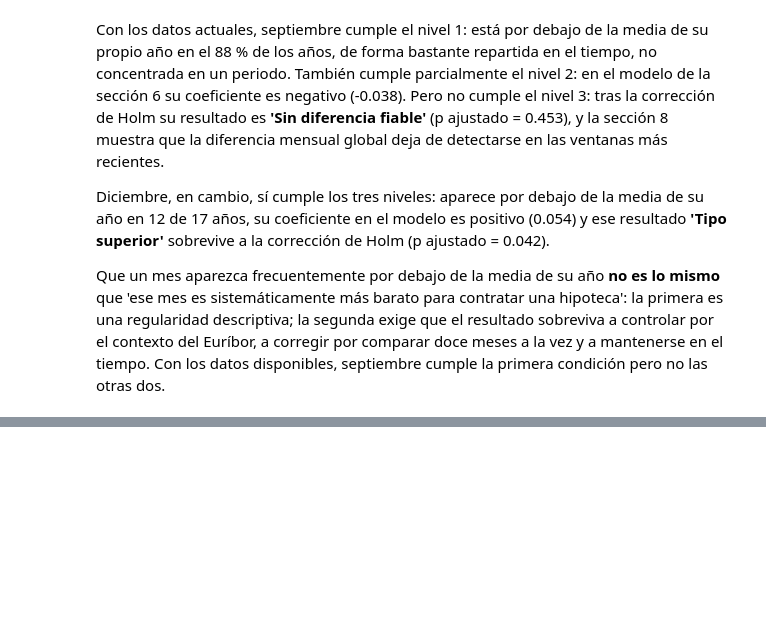
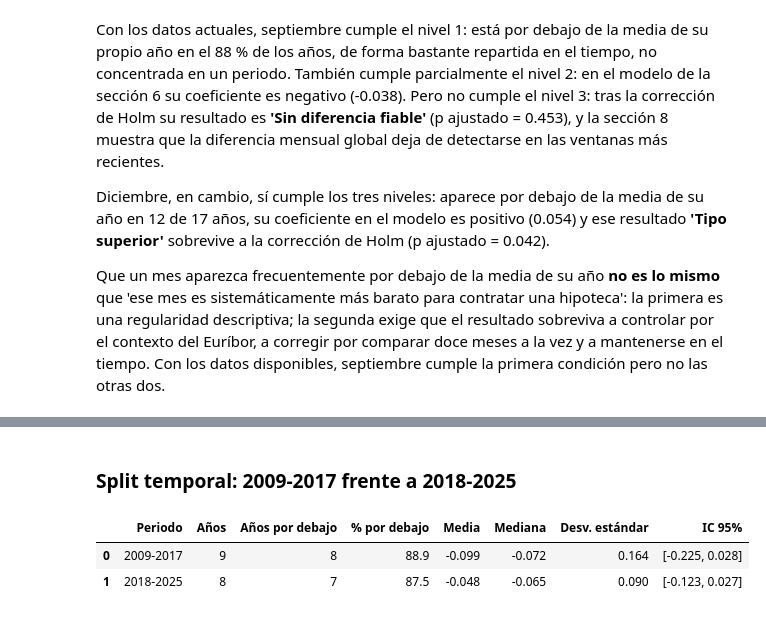
Before and after one commit to JorgeBaGa/hipotecas-estacionalidad-espana, a Jupyter notebook: notebooks/hipotecas_analysis.ipynb, the cells around one changed output, grey strips where cells are left out. Drawn from its saved outputs; the diff is of its cells as text; code cells hidden in the pictures; blank space fills up the shorter version.

```diff
--- a/notebooks/hipotecas_analysis.ipynb
+++ b/notebooks/hipotecas_analysis.ipynb
@@ -1176,0 +1195,33 @@ Que un mes aparezca frecuentemente por debajo de la media de su año **no es lo
+# %% [markdown]
+### Split temporal: 2009-2017 frente a 2018-2025
+# %%
+from scipy import stats as scipy_stats
+
+periodo_1 = detalle_anual[detalle_anual["anio"] <= 2017]
+periodo_2 = detalle_anual[detalle_anual["anio"] >= 2018]
+
+def resumen_periodo_septiembre(sub, nombre):
+    sep = sub[sub["mes_num"] == 9]
+    n = len(sep)
+    n_below = int((sep["diferencia_anual"] < 0).sum())
+    media = sep["diferencia_anual"].mean()
+    desv = sep["diferencia_anual"].std()
+    error = desv / np.sqrt(n)
+    limite = scipy_stats.t.ppf(0.975, n - 1) * error
+    return {
+        "Periodo": nombre, "Años": n, "Años por debajo": n_below,
+        "% por debajo": round(100 * n_below / n, 1),
+        "Media": round(media, 3), "Mediana": round(sep["diferencia_anual"].median(), 3),
+        "Desv. estándar": round(desv, 3),
+        "IC 95%": f"[{media - limite:.3f}, {media + limite:.3f}]",
+    }
+
+resumen_split = pd.DataFrame([
+    resumen_periodo_septiembre(periodo_1, "2009-2017"),
+    resumen_periodo_septiembre(periodo_2, "2018-2025"),
+])
+resumen_split
+# %% [output]
+|  | Periodo | Años | Años por debajo | % por debajo | Media | Mediana | Desv. estándar | IC 95% |
+| 0 | 2009-2017 | 9 | 8 | 88.9 | -0.099 | -0.072 | 0.164 | [-0.225, 0.028] |
+| 1 | 2018-2025 | 8 | 7 | 87.5 | -0.048 | -0.065 | 0.090 | [-0.123, 0.027] |
```
Also changed, not shown: parts of 10 cells of this notebook, 2 other files.
